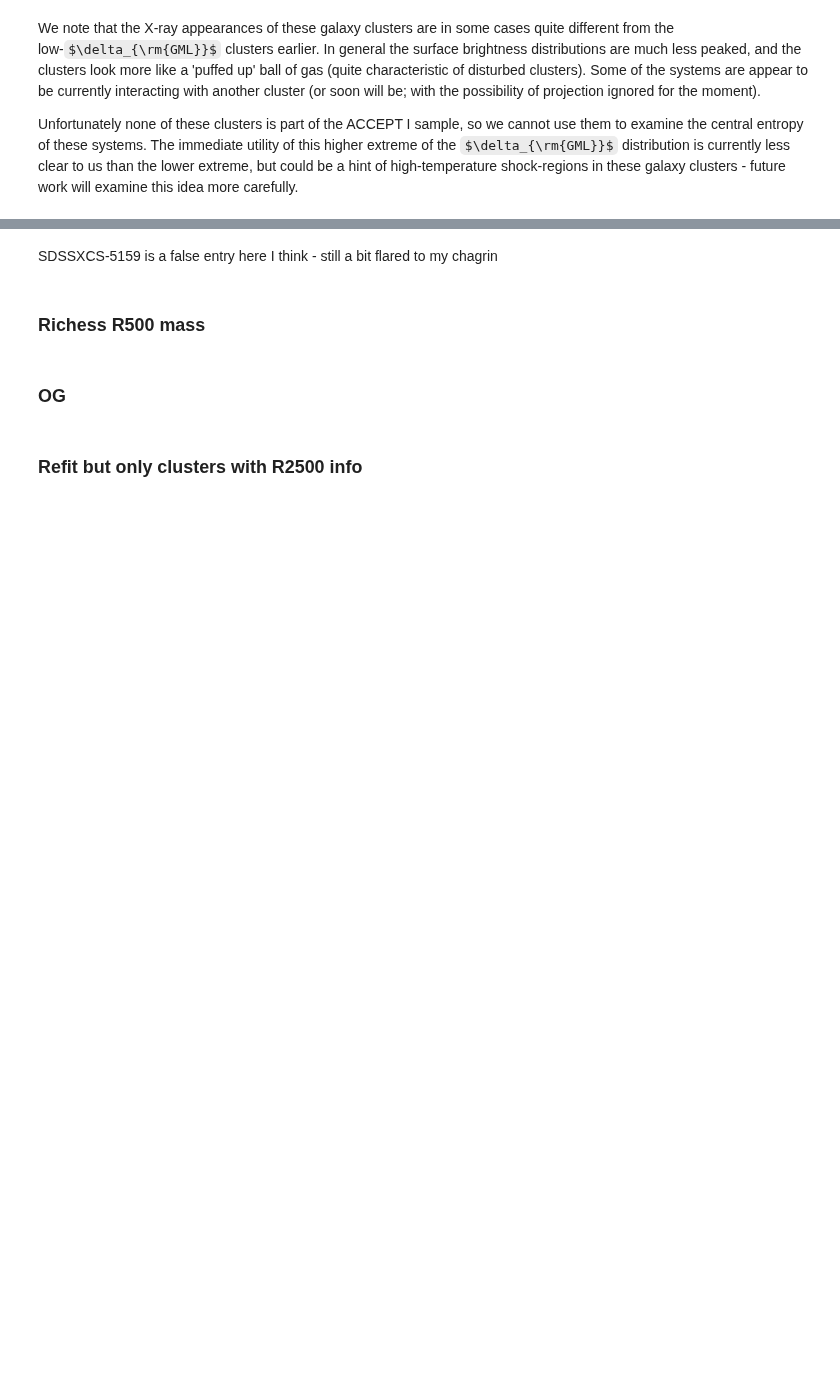
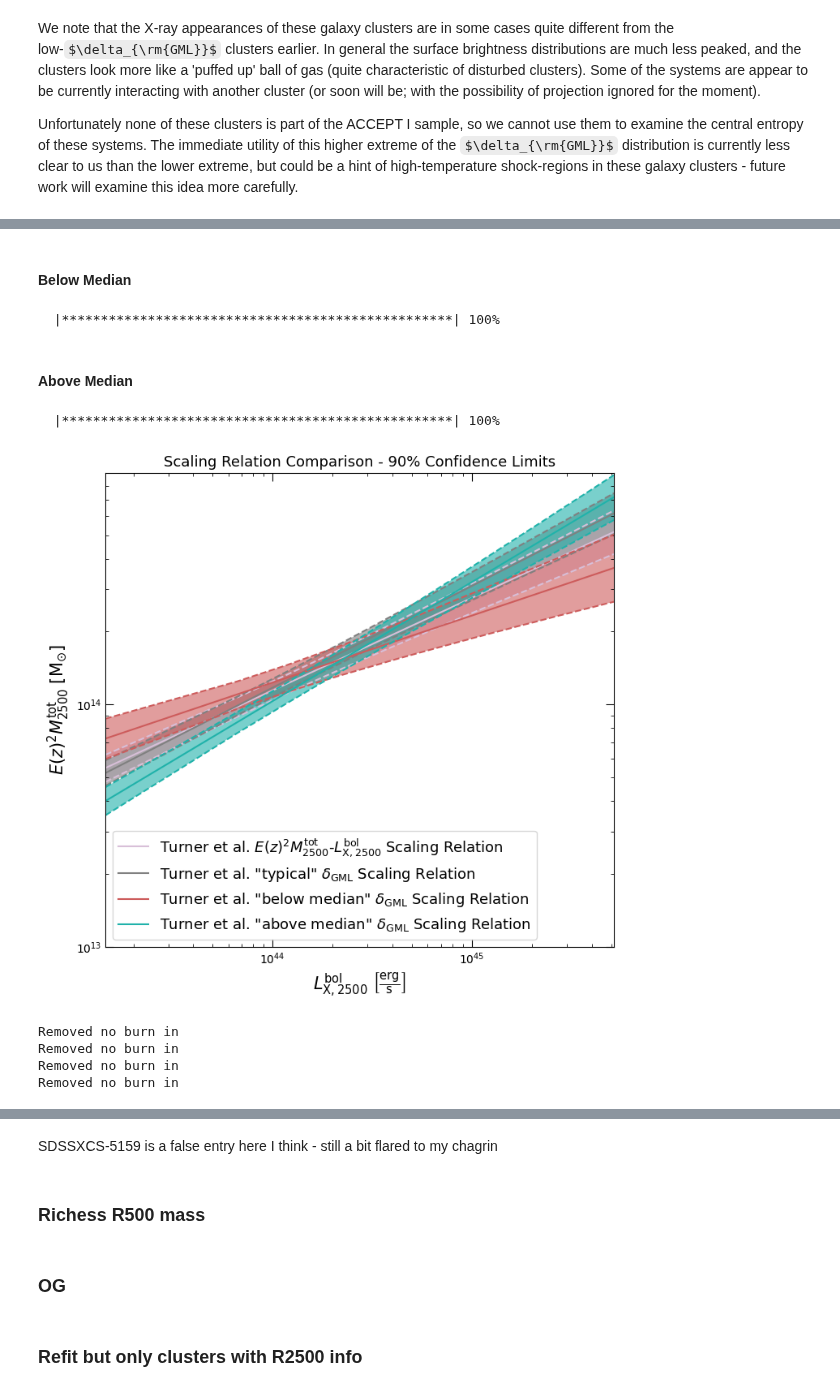
Before and after one commit to DavidT3/XCS-Mass-II-Analysis, a Jupyter notebook: notebooks/exploring_scatter/gasmass-Lx_as_scatter_diagnostic.ipynb, the cells around one changed output, grey strips where cells are left out. Drawn from its saved outputs; the diff is of its cells as text; code cells hidden in the pictures; some formulas as TeX source; blank space fills up the shorter version.

Commit message:
Added contours for different sub-samples of SDSSRM-XCS based on different values of delta gml

```diff
--- a/notebooks/exploring_scatter/gasmass-Lx_as_scatter_diagnostic.ipynb
+++ b/notebooks/exploring_scatter/gasmass-Lx_as_scatter_diagnostic.ipynb
@@ -114,4 +114,4 @@ with open('../../outputs/scaling_relations/sdssrm-xcs_new/mgas-lx/turner2025_mga
 # %%
-with open('../../outputs/scaling_relations/sdssrm-xcs_new/mgas-lx/turner2025_mgas500_lxbol_500.xgarel', 'rb') as scalo:
-    mgas500_lxbol_500 = pickle.load(scalo)
+with open('../../outputs/scaling_relations/sdssrm-xcs_new/mtot-lx/turner2025_mtot2500_lxbol_2500.xgarel', 'rb') as scalo:
+    mtot2500_lxbol_2500 = pickle.load(scalo)
 # %% [markdown]
@@ -369,0 +380,7 @@ Unfortunately none of these clusters is part of the ACCEPT I sample, so we canno
+# %%
+# Setting up the 68.2% confidence intervals (and also measuring the median whilst we're at it)
+delta_gml_lxbol_med = np.median(delta_gml_lxbol)
+delta_gml_lxbol_bnds = np.percentile(delta_gml_lxbol, [15.9, 84.1])
+
+print("Median of the bolometric deviation distribution is {}".format(delta_gml_lxbol_med.round(4)))
+print("The 68.2% confidence interval of the bolometric deviation distribution is {}".format(delta_gml_lxbol_bnds.round(4)))
@@ -369,0 +440,62 @@ Unfortunately none of these clusters is part of the ACCEPT I sample, so we canno
+# %% [markdown]
+#### Below Median
+# %%
+sdssxcs_subsamp = sdssxcs_samp[sdssxcs_samp['name'].isin(below_clust_names)]
+
+# Setting up property variables in astropy quantity objects
+mtot2500 = Quantity(sdssxcs_subsamp[['Mhy2500_wraderr', 'Mhy2500_wraderr-', 'Mhy2500_wraderr+']].values*1e+14, 'Msun')\
+    *(sdssxcs_subsamp['E'].values[..., None]**2)
+lx2500_bol = Quantity(sdssxcs_subsamp[['Lxbol_2500', 'Lxbol_2500-','Lxbol_2500+']].values, 'erg/s')
+
+mtot2500_lxbol_2500_below = scaling_relation_lira(mtot2500[:, 0], mtot2500[:, 1:], lx2500_bol[:, 0], lx2500_bol[:, 1:],
+                                                  m_norm, lx_norm, y_name=r"$E(z)^{2}M^{\rm{tot}}_{2500}$",
+                                                  x_name=r"$L^{\rm{bol}}_{\rm{X,2500}}$", dim_hubb_ind=2,
+                                                  point_names=sdssxcs_subsamp['name'].values)
+mtot2500_lxbol_2500_below.model_colour = 'indianred'
+mtot2500_lxbol_2500_below.author = 'Turner et al.'
+mtot2500_lxbol_2500_below.year = 2025
+mtot2500_lxbol_2500_below.name = r'Turner et al. "below median" $\delta_{\rm{GML}}$'
+# %% [output]
+  |**************************************************| 100%
+# %% [markdown]
+#### Above Median
+# %%
+sdssxcs_subsamp = sdssxcs_samp[sdssxcs_samp['name'].isin(above_clust_names)]
+
+# Setting up property variables in astropy quantity objects
+mtot2500 = Quantity(sdssxcs_subsamp[['Mhy2500_wraderr', 'Mhy2500_wraderr-', 'Mhy2500_wraderr+']].values*1e+14, 'Msun')\
+    *(sdssxcs_subsamp['E'].values[..., None]**2)
+lx2500_bol = Quantity(sdssxcs_subsamp[['Lxbol_2500', 'Lxbol_2500-','Lxbol_2500+']].values, 'erg/s')
+
+mtot2500_lxbol_2500_above = scaling_relation_lira(mtot2500[:, 0], mtot2500[:, 1:], lx2500_bol[:, 0], lx2500_bol[:, 1:],
+                                                  m_norm, lx_norm, y_name=r"$E(z)^{2}M^{\rm{tot}}_{2500}$",
+                                                  x_name=r"$L^{\rm{bol}}_{\rm{X,2500}}$", dim_hubb_ind=2,
+                                                  point_names=sdssxcs_subsamp['name'].values)
+mtot2500_lxbol_2500_above.model_colour = 'lightseagreen'
+mtot2500_lxbol_2500_above.author = 'Turner et al.'
+mtot2500_lxbol_2500_above.year = 2025
+mtot2500_lxbol_2500_above.name = r'Turner et al. "above median" $\delta_{\rm{GML}}$'
+# %% [output]
+  |**************************************************| 100%
+# %%
+mtot2500_lxbol_2500.author = 'XGA'
+mtot2500_lxbol_2500_typic.author = 'XGA'
+mtot2500_lxbol_2500_below.author = 'XGA'
+mtot2500_lxbol_2500_above.author = 'XGA'
+
+comb_rel = (mtot2500_lxbol_2500 + mtot2500_lxbol_2500_typic + mtot2500_lxbol_2500_below + mtot2500_lxbol_2500_above)
+comb_rel.view(figsize=(7.3, 7), y_lims=Quantity([1e+13, 9e+14], 'Msun'), show_data=False)
+
+mtot2500_lxbol_2500.author = 'Turner et al.'
+mtot2500_lxbol_2500_typic.author = 'Turner et al.'
+mtot2500_lxbol_2500_below.author = 'Turner et al.'
+mtot2500_lxbol_2500_above.author = 'Turner et al.'
+
+comb_rel.view_corner(figsize=(6.5, 6.5),
+                     save_path="../../outputs/figures/exploring_scatter/delta-gml_subsets_mtot2500_lxbol_2500_contours.pdf")
+# %% [output]
+[figure, added]
+Removed no burn in
+Removed no burn in
+Removed no burn in
+Removed no burn in
```
Also changed, not shown: parts of 14 cells of this notebook, 2 other files.
